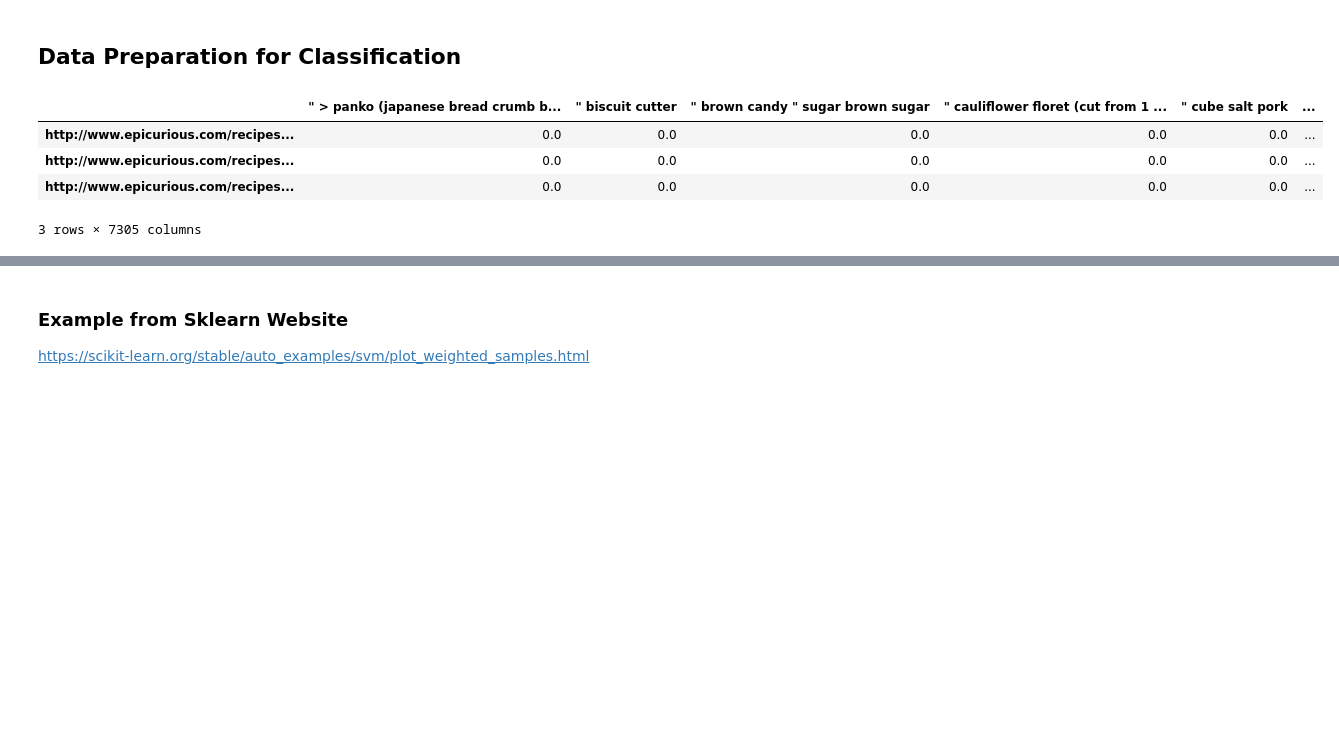
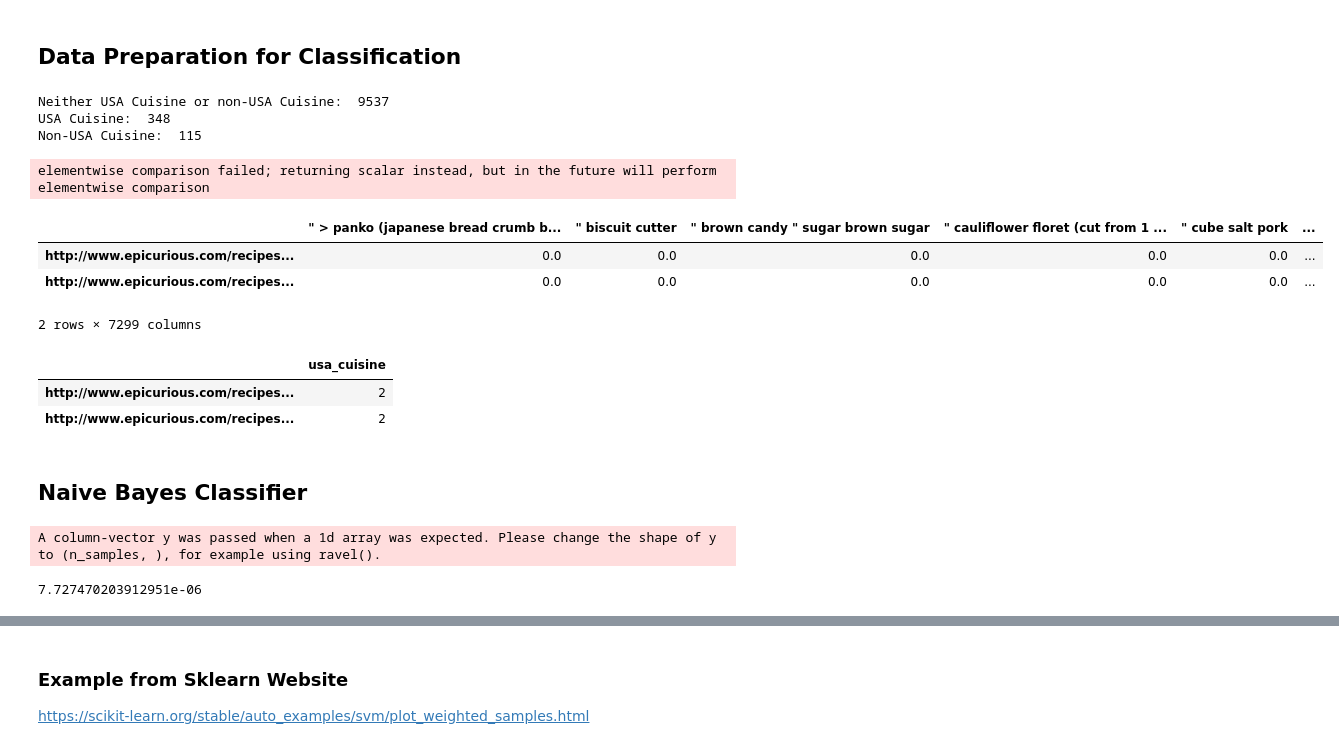
Before and after one commit to Sisyphus192/deep-dishes, a Jupyter notebook: notebooks/classification.ipynb, the cells around one changed output, grey strips where cells are left out. Drawn from its saved outputs; the diff is of its cells as text; code cells hidden in the pictures; blank space fills up the shorter version.

```diff
--- a/notebooks/classification.ipynb
+++ b/notebooks/classification.ipynb
@@ -26,10 +122,4 @@ def deleterows(df,column,value):
     return df
-# %%
-# Create column in sample_df for allergy tags
-def addallergytoDF(df):
-    for i in allergy_df.tag:
-        df[i] = [i in tags for tags in df.tags]
-    return df
 # %%
 # drop not relevent columns and drop rest of allergy column except one you are analyzing
 def dropAllergyColumn(sample_df,allergy_col):
@@ -39,17 +129,15 @@ def dropAllergyColumn(sample_df,allergy_col):
 
     return sample_df
 # %%
-# Seperate data and label to classify,
-# X are attribute columns used to classify, Y is the label
-# first delete all infinity values in data
+
 def getTrianData(sample_df,data_column,label_column):
+    '''Seperate data and label to classify,
+    X are attribute columns used to classify, Y is the label
+    first delete all infinity values in data. It also drop columns that are not needed.'''
     sample_df = sample_df[(sample_df != np.inf).all(axis=1)]
     data = sample_df.drop(columns=data_column, axis=1)
     label = sample_df[label_column]
     return data,label
-# print(label.head(1))
-# #X = X.astype('int32') # convert to int if needed
-# data.head(25)
 # %%
 class SVCmodel(object):
     def __init__(self):
@@ -105,8 +189,55 @@ sample_df = epi_data_df.head(10000)
-# %%
-sample_df.head(3)
-# %% [output]
-|  | " > panko (japanese bread crumb b... | " biscuit cutter | " brown candy " sugar brown sugar | " cauliflower floret (cut from 1 ... | " cube salt pork | ... |
-| http://www.epicurious.com/recipes... | 0.0 | 0.0 | 0.0 | 0.0 | 0.0 | ... |
-| http://www.epicurious.com/recipes... | 0.0 | 0.0 | 0.0 | 0.0 | 0.0 | ... |
-| http://www.epicurious.com/recipes... | 0.0 | 0.0 | 0.0 | 0.0 | 0.0 | ... |
-3 rows × 7305 columns
+# %%
+# Cuisine Types: usa_cuisine ==> 1, non_usa_cuisine ==> 1, no_tags ==> 2
+c = countTags(epi_data_df)
+usa_cuisine,non_usa_cuisine = loadCuisineType()
+allergy_tags = getallergyTags(c)
+sample_df = epi_data_df.head(10000)
+sample_df = addCuisinetypesToDF(sample_df,usa_cuisine,non_usa_cuisine)
+cuisine_df = sample_df
+sample_df = addallergytoDF(allergy_tags,sample_df)
+sample_df = dropZeroColumns(sample_df)
+# %%
+print("Neither USA Cuisine or non-USA Cuisine: ",len(cuisine_df.loc[cuisine_df['usa_cuisine'] == 2]))
+print("USA Cuisine: ",len(cuisine_df.loc[cuisine_df['usa_cuisine'] == 1]))
+print("Non-USA Cuisine: ",len(cuisine_df.loc[cuisine_df['usa_cuisine'] == 0]))
+# %% [output]
+Neither USA Cuisine or non-USA Cuisine:  9537
+USA Cuisine:  348
+Non-USA Cuisine:  115
+# %%
+drop_column = ['avg_rating','best_rating','prepare_again_rating','num_reviews','Peanut Free','Soy Free','Tree Nut Free','Wheat/Gluten-Free','Dairy Free','Fat Free','usa_cuisine','tags','title']
+label_column = ['usa_cuisine']
+
+copy1 = sample_df
+copy2 = sample_df
+usa_tag_df = deleterows(copy1,'usa_cuisine',2,'',True)
+no_cuisine_tag_df = deleterows(copy2,'usa_cuisine',1,0,False)
+
+corr_data,corr_label = getTrianData(usa_tag_df,drop_column,label_column)
+test_data,test_label = getTrianData(no_cuisine_tag_df,drop_column,label_column)
+# %% [output]
+elementwise comparison failed; returning scalar instead, but in the future will perform elementwise comparison
+# %%
+test_data.head(2)
+# %% [output]
+|  | " > panko (japanese bread crumb b... | " biscuit cutter | " brown candy " sugar brown sugar | " cauliflower floret (cut from 1 ... | " cube salt pork | ... |
+| http://www.epicurious.com/recipes... | 0.0 | 0.0 | 0.0 | 0.0 | 0.0 | ... |
+| http://www.epicurious.com/recipes... | 0.0 | 0.0 | 0.0 | 0.0 | 0.0 | ... |
+2 rows × 7299 columns
+# %%
+test_label.head(2)
+# %% [output]
+|  | usa_cuisine |
+| http://www.epicurious.com/recipes... | 2 |
+| http://www.epicurious.com/recipes... | 2 |
+# %% [markdown]
+## Naive Bayes Classifier
+# %%
+
+# # create a guassian classifier
+bayes_model = GaussianNB()
+bayes_model.fit(corr_data,corr_label)
+print(bayes_model.epsilon_)
+# %% [output]
+A column-vector y was passed when a 1d array was expected. Please change the shape of y to (n_samples, ), for example using ravel().
+7.727470203912951e-06
```
Also changed, not shown: parts of 94 cells of this notebook, 2 other files.
